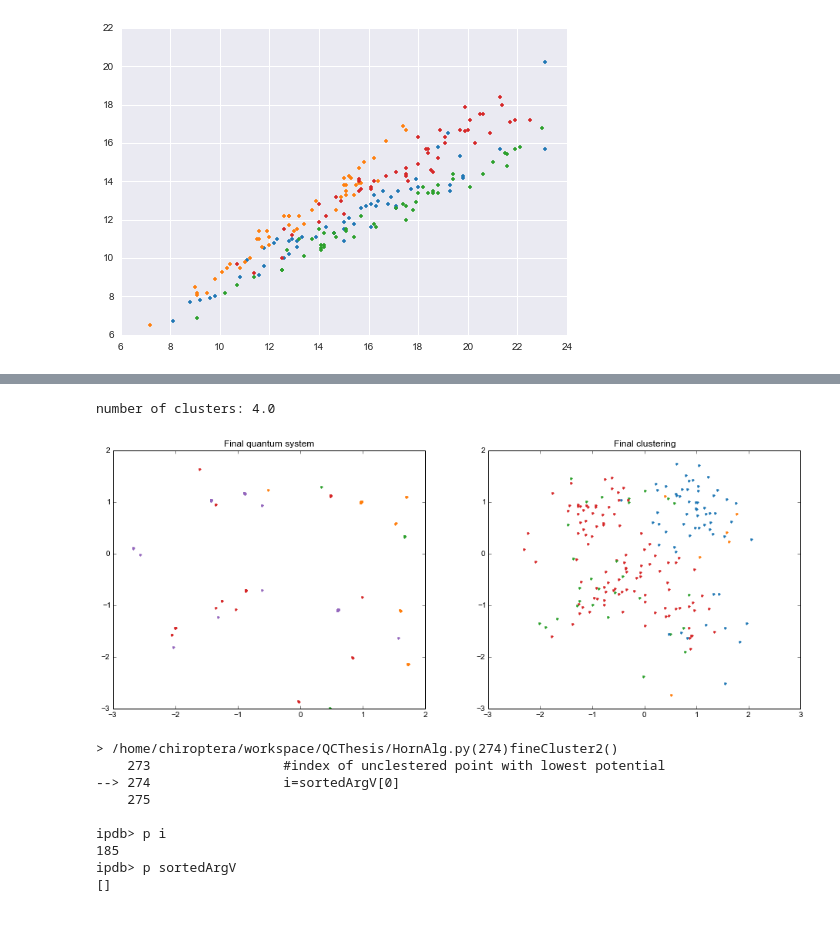
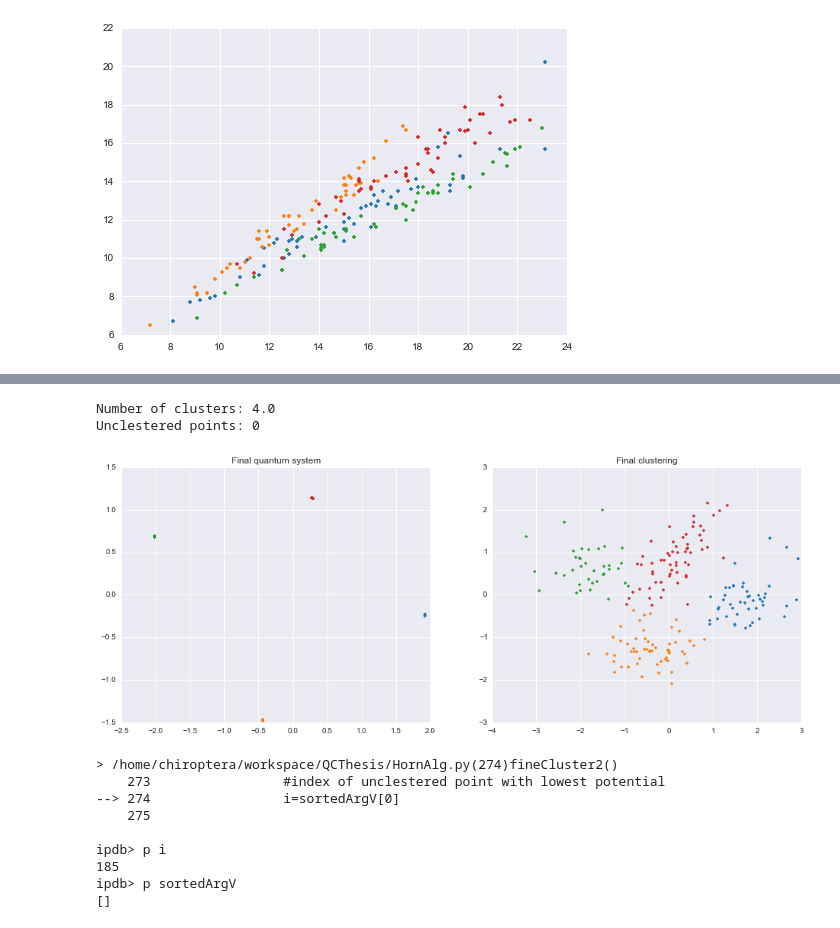
Before and after one commit to diogo-aos/QCThesis, a Jupyter notebook: notebooks/Horn.ipynb, the cells around one changed output, grey strips where cells are left out. Cells and saved outputs as stored; diff of their text form; code cells hidden in the pictures.

```diff
--- a/notebooks/Horn.ipynb
+++ b/notebooks/Horn.ipynb
@@ -154,11 +154,11 @@ for i in range(150):
 # %%
-sigma=0.5
-steps=500
+sigma=0.75
+steps=80
 
-irisD,V,E=HornAlg.graddesc(nirisData2,sigma=sigma,steps=steps)
+irisD,V,E=HornAlg.graddesc(nirisData,sigma=sigma,steps=steps)
 # %%
-dist=0.002
-irisClustering=HornAlg.fineCluster(irisD,dist)
+dist=4
+irisClustering=HornAlg.fineCluster2(irisD,V,dist)
 #irisClustering=fineCluster2(irisD,V,dist)
 print 'num. of clusters=',max(irisClustering)
 
@@ -182,7 +182,7 @@ iAx2.set_ylabel('PC2')
 for i in range(nirisData.shape[0]):
     if max(irisClustering) > 10:
         break
-    iAx2.plot(nirisData2[i,0],nirisData2[i,1],marker='.',c=tableau20[int(irisClustering[i]-1)*2])
+    iAx2.plot(nirisData[i,0],nirisData[i,1],marker='.',c=tableau20[int(irisClustering[i]-1)*2])
 
 
 e1=max(map(irisClustering[0:49].tolist().count, irisClustering[0:49]))
@@ -216,7 +216,7 @@ ncrabsData=crabsData
 pca=sklearn.decomposition.PCA(whiten=False)
 if crabsPCA:
     ncrabsData=pca.fit_transform(ncrabsData)
-    ncrabsData=HornAlg.pcaFun(ncrabsData,whiten=True)
+    ncrabsData, eVec,eVal=HornAlg.pcaFun(ncrabsData,type='cov',whiten=True)
 #real assignment
 crabsAssign=np.zeros(200)
 crabsAssign[50:99]=1
@@ -239,30 +239,33 @@ plt.title('Crab PCA')
 # %%
 sigma=1.0/sqrt(2)
-steps=200
-crabD,V,E=HornAlg.graddesc(ncrabsData[:,1:],sigma=sigma,steps=steps)
+steps=80
+crabD,V,E=HornAlg.graddesc(ncrabsData[:,1:3],sigma=sigma,steps=steps)
 # %%
-dist=4.5
-crabClustering=HornAlg.fineCluster(crabD,dist)
-print 'number of clusters:',max(crabClustering)
+dist=0.1
+crabClustering=HornAlg.fineCluster2(crabD,V,dist)
+
+print 'Number of clusters:',max(crabClustering)
+print 'Unclestered points:', np.count_nonzero(crabClustering==0)
 
 cFig2,(cAx1,cAx2)=plt.subplots(nrows=1, ncols=2, figsize=(16,6))
 
 cAx1.set_title('Final quantum system')
 for i in range(len(crabsAssign)):
     if max(crabClustering) >= 10:
         c=0
     else:
-        c=int(crabClustering[i])*2
+        c=int(crabClustering[i]-1)*2
     cAx1.plot(crabD[i,0],crabD[i,1],marker='.',c=tableau20[c])
 
 cAx2.set_title('Final clustering')
 for i in range(len(crabsAssign)):
     if max(crabClustering) > 10:
         break
     cAx2.plot(ncrabsData[i,1],ncrabsData[i,2],marker='.',c=tableau20[int(crabClustering[i]-1)*2])
 # %% [output]
-number of clusters: 4.0
+Number of clusters: 4.0
+Unclestered points: 0
-[figure, old version]
+[figure, new version]
 # %%
 %debug
 dist=4.5
```
Also changed, not shown: parts of 4 cells of this notebook, 4 other files.
